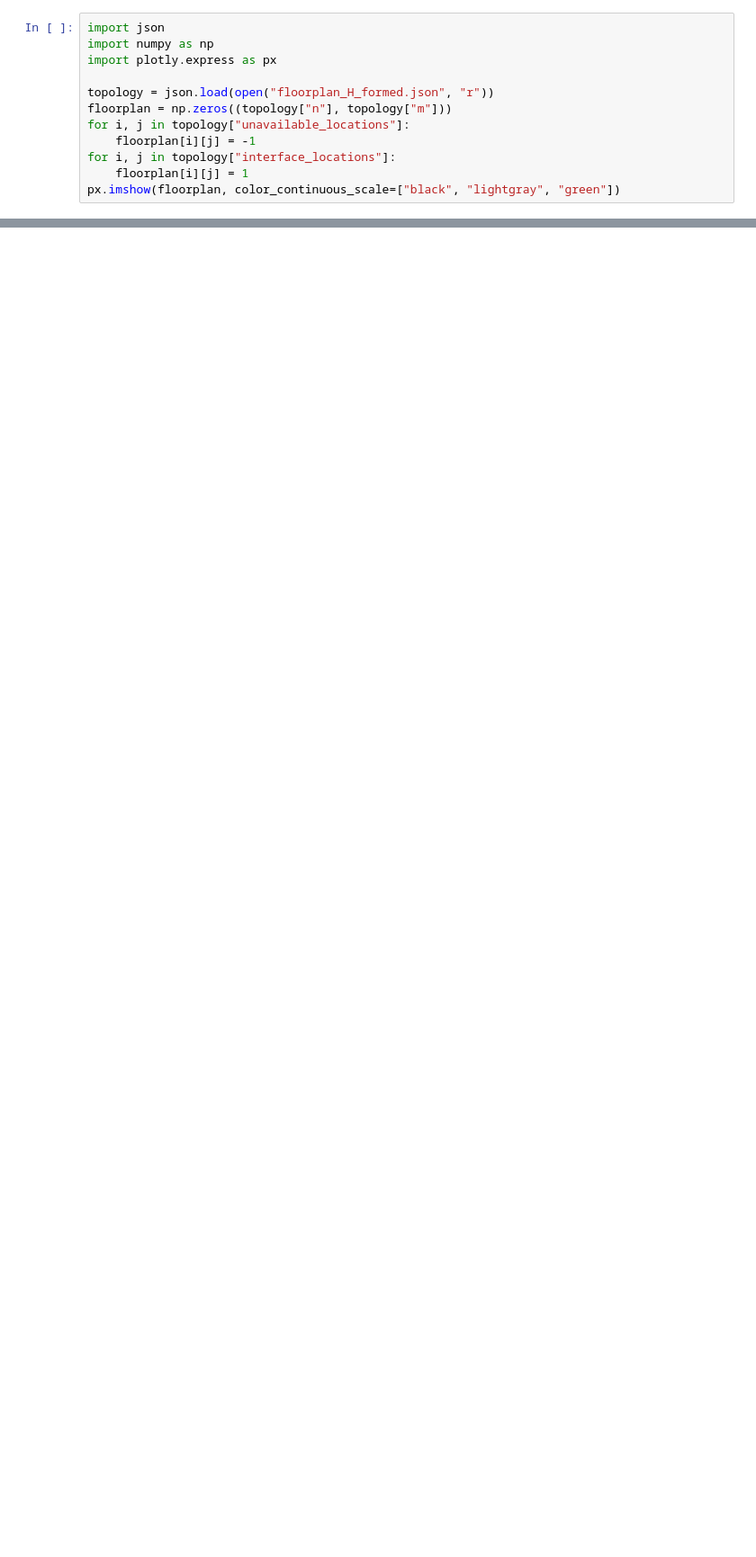
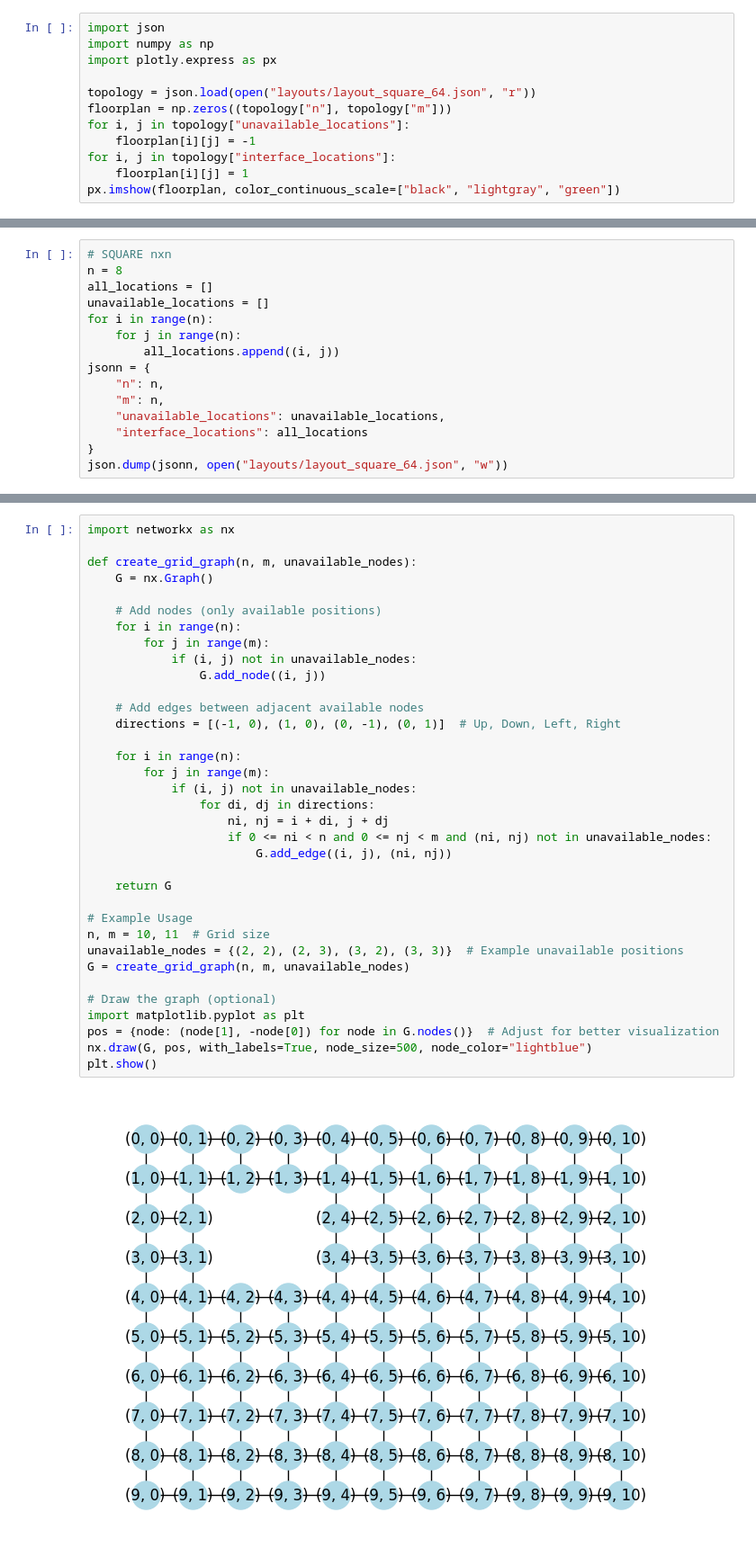
Before and after one commit to carishkaa/diplomka, a Jupyter notebook: src/expanded_placement/testing.ipynb, the cells around one changed output, grey strips where cells are left out. Shown at 90% size. Drawn from its saved outputs; the diff is of its cells as text; blank space fills up the shorter version.

Commit message:
Add square layout to compare old and new placer

```diff
--- a/src/expanded_placement/testing.ipynb
+++ b/src/expanded_placement/testing.ipynb
@@ -3,7 +3,7 @@ import json
 import numpy as np
 import plotly.express as px
 
-topology = json.load(open("floorplan_H_formed.json", "r"))
+topology = json.load(open("layouts/layout_square_64.json", "r"))
 floorplan = np.zeros((topology["n"], topology["m"]))
 for i, j in topology["unavailable_locations"]:
     floorplan[i][j] = -1
@@ -12,0 +44,15 @@ px.imshow(floorplan, color_continuous_scale=["black", "lightgray", "green"])
+# %%
+# SQUARE nxn
+n = 8
+all_locations = []
+unavailable_locations = []
+for i in range(n):
+    for j in range(n):
+        all_locations.append((i, j))
+jsonn = {
+    "n": n,
+    "m": n,
+    "unavailable_locations": unavailable_locations,
+    "interface_locations": all_locations
+}
+json.dump(jsonn, open("layouts/layout_square_64.json", "w"))
@@ -12,0 +109,37 @@ px.imshow(floorplan, color_continuous_scale=["black", "lightgray", "green"])
+# %%
+import networkx as nx
+
+def create_grid_graph(n, m, unavailable_nodes):
+    G = nx.Graph()
+
+    # Add nodes (only available positions)
+    for i in range(n):
+        for j in range(m):
+            if (i, j) not in unavailable_nodes:
+                G.add_node((i, j))
+
+    # Add edges between adjacent available nodes
+    directions = [(-1, 0), (1, 0), (0, -1), (0, 1)]  # Up, Down, Left, Right
+
+    for i in range(n):
+        for j in range(m):
+            if (i, j) not in unavailable_nodes:
+                for di, dj in directions:
+                    ni, nj = i + di, j + dj
+                    if 0 <= ni < n and 0 <= nj < m and (ni, nj) not in unavailable_nodes:
+                        G.add_edge((i, j), (ni, nj))
+
+    return G
+
+# Example Usage
+n, m = 10, 11  # Grid size
+unavailable_nodes = {(2, 2), (2, 3), (3, 2), (3, 3)}  # Example unavailable positions
+G = create_grid_graph(n, m, unavailable_nodes)
+
+# Draw the graph (optional)
+import matplotlib.pyplot as plt
+pos = {node: (node[1], -node[0]) for node in G.nodes()}  # Adjust for better visualization
+nx.draw(G, pos, with_labels=True, node_size=500, node_color="lightblue")
+plt.show()
+# %% [output]
+[figure, added]
```
Also changed, not shown: parts of 6 cells of this notebook, 5 other files.
